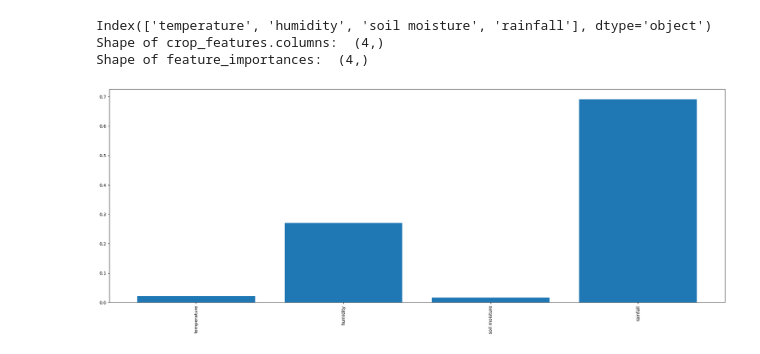
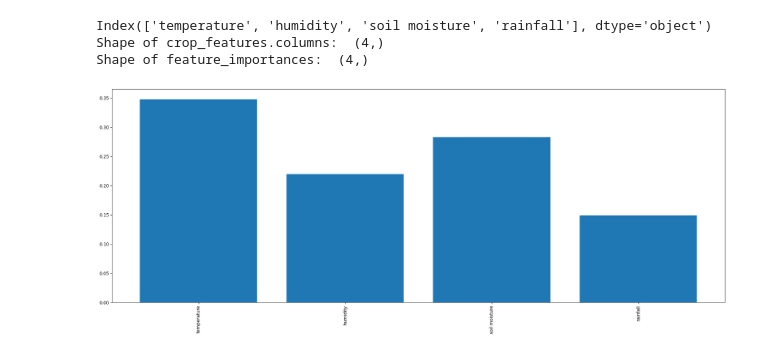
Before and after one commit to wannursabrina1/crop_prediction, a Jupyter notebook: Crop_Yield_Pred.ipynb, the cells around one changed output. Drawn from its saved outputs; the diff is of its cells as text; code cells hidden in the pictures.

Commit message:
Added new dataset and update crop_yield_pred.ipynb

```diff
--- a/Crop_Yield_Pred.ipynb
+++ b/Crop_Yield_Pred.ipynb
@@ -11,7 +11,7 @@ from sklearn.preprocessing import LabelEncoder
 from sklearn.metrics import mean_squared_error
 # %%
 # Load data into a pandas DataFrame
-crops = pd.read_csv('Crop_recommendation.csv')
+crops = pd.read_csv('singapore_plants.csv')
 
 # Extract features containing only the temperature, humidity, ph, month and label columns
 features = ['temperature', 'humidity', 'soil moisture','rainfall']
@@ -139,18 +140,18 @@ Test Root Mean Square Error: 7.65
 # %%
-crop_features = crops.drop(['ph', 'water availability', 'month', 'label','harvest time'], axis=1)
+crop_features = crops.drop(['yield percentage', 'irrigation frequency', 'month', 'label','harvest time'], axis=1)
 feature_importances = grid_search.best_estimator_.feature_importances_
 print(crop_features.columns)
 print("Shape of crop_features.columns: ", crop_features.columns.shape)
 print("Shape of feature_importances: ", feature_importances.shape)
 plt.figure(figsize=(20, 8))
 plt.bar(crop_features.columns, feature_importances)
 plt.xticks(rotation=90)
 plt.tight_layout()
 # %% [output]
 Index(['temperature', 'humidity', 'soil moisture', 'rainfall'], dtype='object')
 Shape of crop_features.columns:  (4,)
 Shape of feature_importances:  (4,)
-[figure, old version]
+[figure, new version]
 # %%
 # Ask the user to input the crop type
 crop_type = input("Enter the crop type you want to analyze: ")
```
Also changed, not shown: parts of 9 cells of this notebook, 1 other file.
